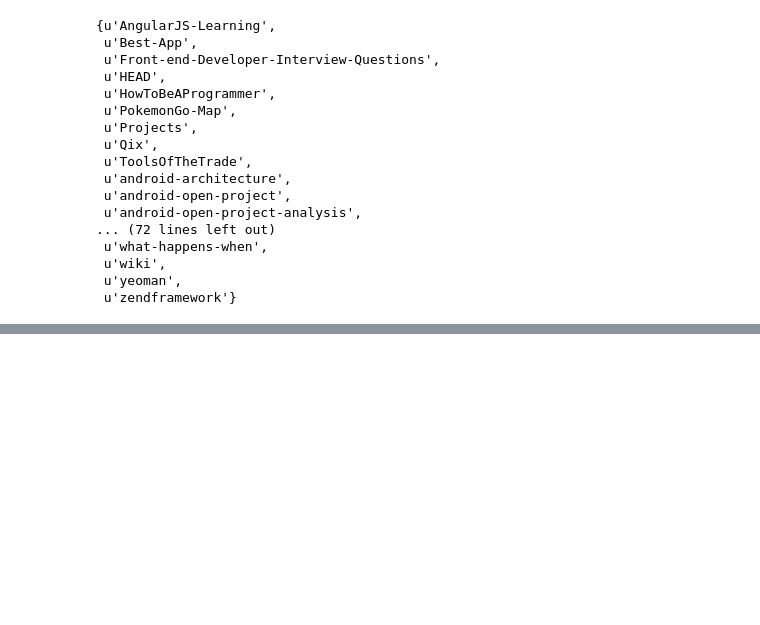
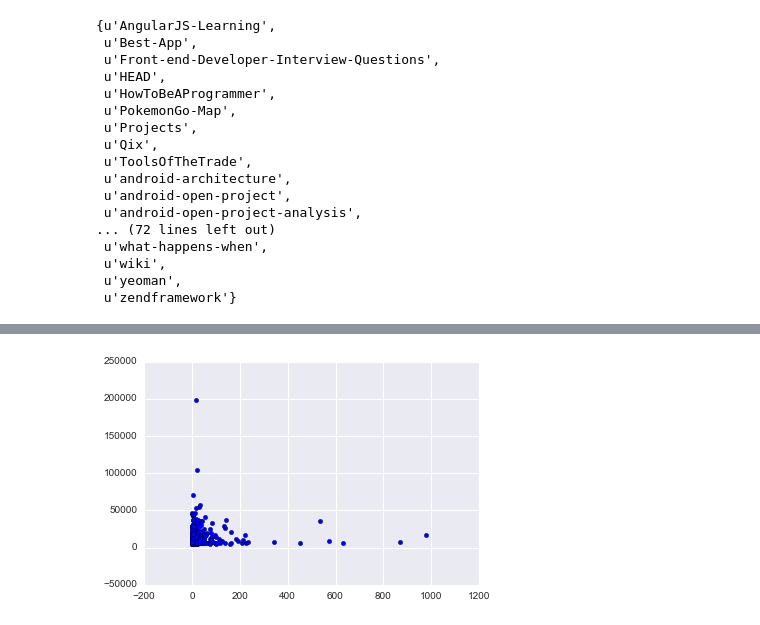
Before and after one commit to him229/star-wars, a Jupyter notebook: analysis.ipynb, the cells around one changed output, grey strips where cells are left out. Saved outputs shown, nothing was run; the diff lists cells and outputs as text; code cells hidden in the pictures; blank space fills up the shorter version.

```diff
--- a/analysis.ipynb
+++ b/analysis.ipynb
@@ -12,7 +12,7 @@ df = df[df.contributors_count != -1]
 #df[['COL2', 'COL4']] = df[['COL2', 'COL4']].astype(int)
 
 type_data = str(df.dtypes).split()
-for i in xrange(0,len(data),2):
+for i in xrange(0,len(type_data),2):
     column_name = type_data[i]
     column_type = type_data[i+1]
     if column_type == 'bool':
@@ -52,8 +24,7 @@ Name: name, dtype: object
 # %%
 df['is_legit'] = 1
-counter = 0
 non_legit = set()
-for legit, name, lang in zip(df.is_legit, df.name, df.languages):
+for legit, name, lang ,counter in zip(df.is_legit, df.name, df.languages, range(df.languages.size)):
     if len(lang) == 0:
         non_legit.add(name)
         df.set_value(counter,'is_legit',0)
@@ -79,0 +68,10 @@ non_legit
+# %%
+import matplotlib.pyplot as plt
+from sklearn.linear_model import Ridge as lt
+%matplotlib inline
+# plt.xscale('log')
+# plt.yscale('log')
+plt.scatter(df['branches_count'], df['stars_count'])
+plt.show()
+# %% [output]
+[figure, added]
```
Also changed, not shown: parts of 17 cells of this notebook.
